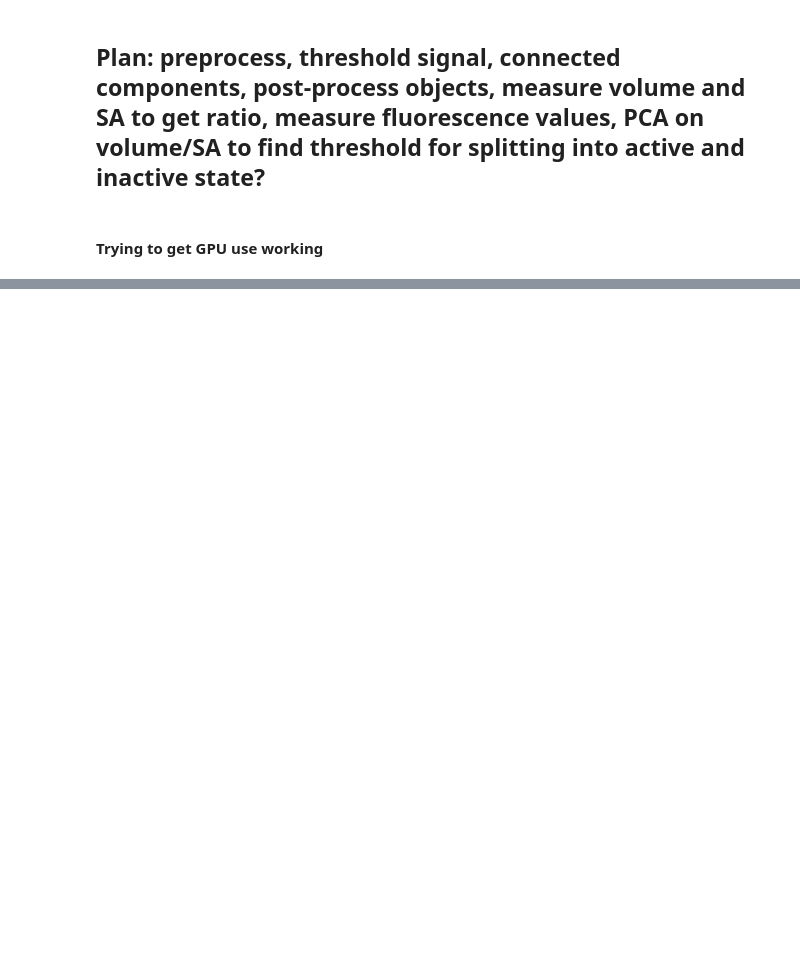
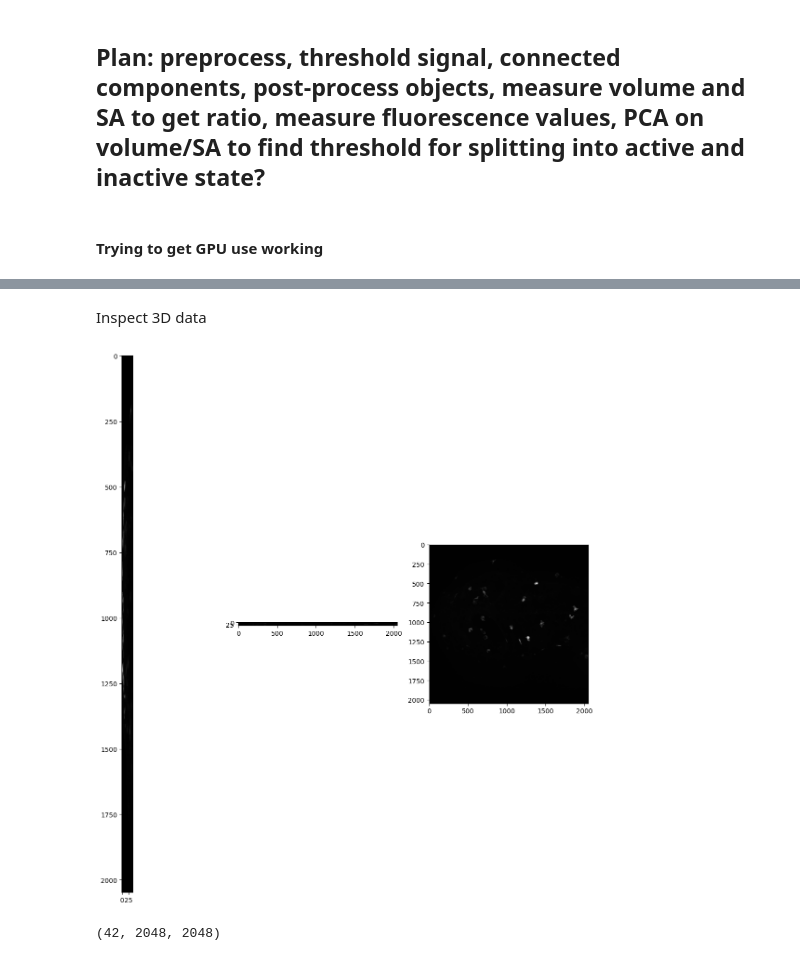
Before and after one commit to vaioic/OIC-136_Microglia, a Jupyter notebook: OIC-136_Microglia.ipynb, the cells around one changed output, grey strips where cells are left out. Drawn from its saved outputs; the diff is of its cells as text; code cells hidden in the pictures; blank space fills up the shorter version.

```diff
--- a/OIC-136_Microglia.ipynb
+++ b/OIC-136_Microglia.ipynb
@@ -34,4 +47,2 @@ with s:
 # %%
 test_img = GMO_1ng_imgs[1]
-test_img = np.asarray(test_img)
-test_img.shape
@@ -133,0 +49,3 @@ viewer.add_image(GMO_2ng_li_mask, name='Mask')
+# %%
+input_gpu = cle.push(test_img)
+input_gpu
@@ -133,0 +70,22 @@ viewer.add_image(GMO_2ng_li_mask, name='Mask')
+# %% [markdown]
+Inspect 3D data
+# %%
+def show(image_to_show, labels=False):
+    """
+    This function generates three projections: in X-, Y- and Z-direction and shows them.
+    """
+    projection_x = cle.maximum_x_projection(image_to_show)
+    projection_y = cle.maximum_y_projection(image_to_show)
+    projection_z = cle.maximum_z_projection(image_to_show)
+
+    fig, axs = plt.subplots(1, 3, figsize=(15, 15))
+    axs[0].imshow(projection_x, cmap='prism' if labels else 'gray')
+    axs[1].imshow(projection_y, cmap='prism' if labels else 'gray')
+    axs[2].imshow(projection_z, cmap='prism' if labels else 'gray')
+    plt.show()
+
+show(input_gpu)
+print(input_gpu.shape)
+# %% [output]
+[figure, added]
+(42, 2048, 2048)
```
Also changed, not shown: parts of 28 cells of this notebook.
